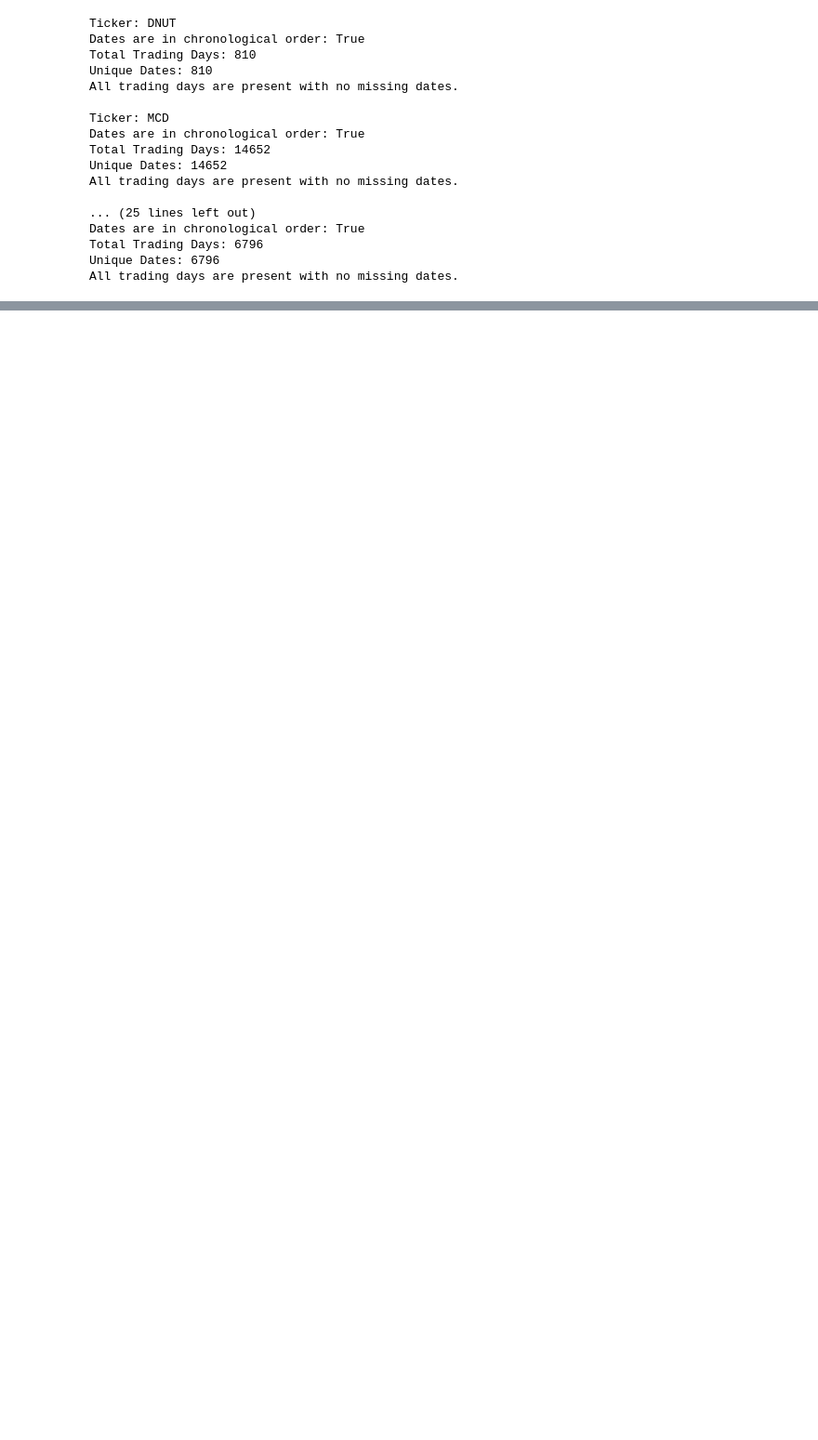
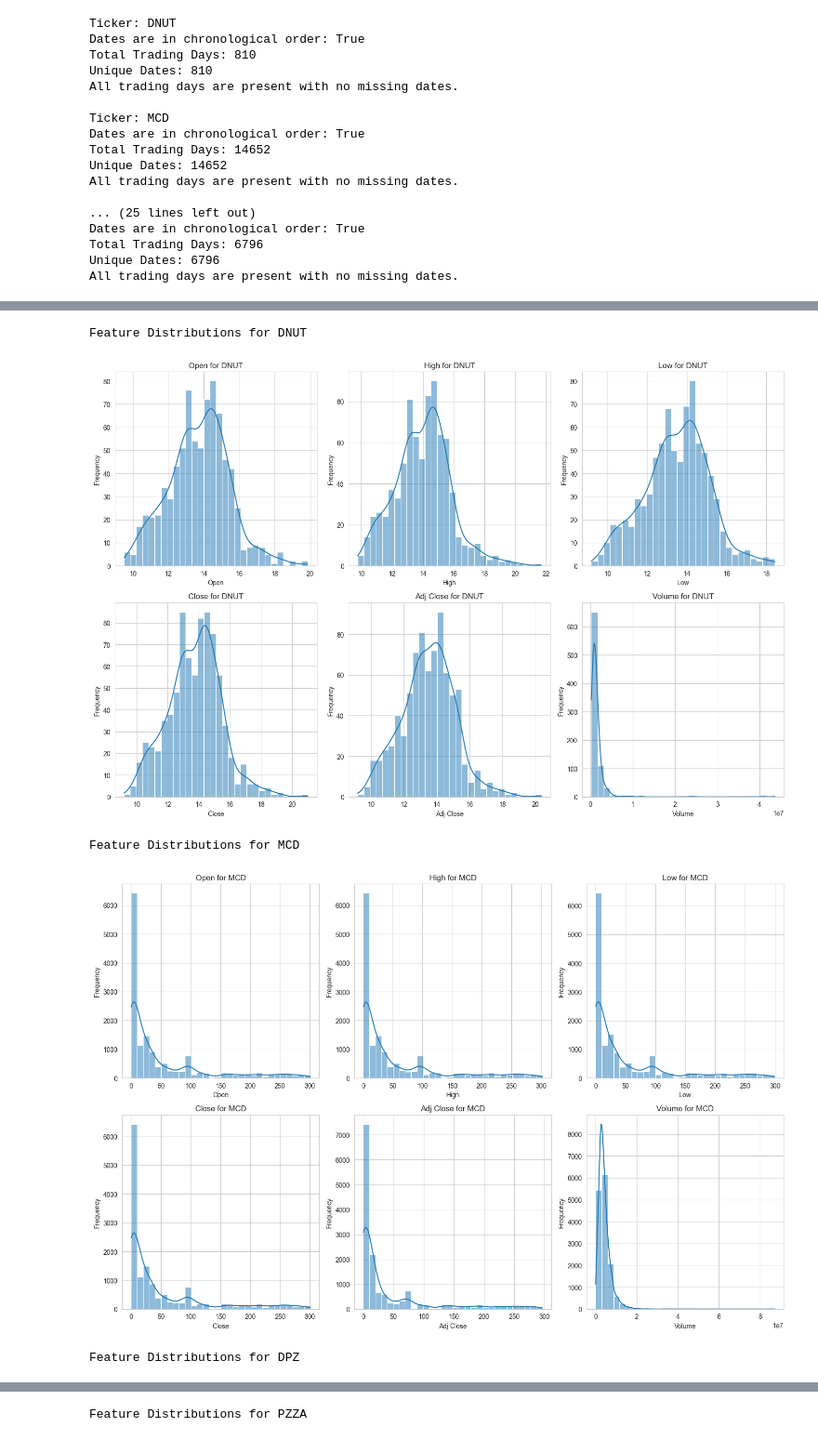
Before and after one commit to indrajeetadityaroy9/FastFood_Sector_Stock_Forecasting, a Jupyter notebook: model.ipynb, the cells around one changed output, grey strips where cells are left out. Shown at 93% size. Drawn from its saved outputs; the diff is of its cells as text; code cells hidden in the pictures; blank space fills up the shorter version.

Commit message:
started distribution checks and univariate analysis

```diff
--- a/model.ipynb
+++ b/model.ipynb
@@ -211,0 +209,11 @@ All trading days are present with no missing dates.
+# %%
+def summary_statistics_numerical_features(df, ticker):
+    numerical_features = ['Open', 'High', 'Low', 'Close', 'Adj Close', 'Volume']
+    df_copy = df[numerical_features].copy()
+    print(f"\nSummary Statistics for {ticker}:")
+
+    print(df_copy.describe())  # count, mean, std, min, 25%, 50%, 75%, max
+    print("-" * 50)
+# %%
+for ticker in stock_tickers:
+    summary_statistics_numerical_features(stock_data[ticker], ticker)
@@ -211,0 +238,24 @@ All trading days are present with no missing dates.
+# %%
+def plot_numerical_features(df, ticker):
+    numerical_features = ['Open', 'High', 'Low', 'Close', 'Adj Close', 'Volume']
+    fig, axes = plt.subplots(2, 3, figsize=(15, 10))
+    axes = axes.flatten()
+
+    for i, feature in enumerate(numerical_features):
+        sns.histplot(df[feature], kde=True, bins=30, ax=axes[i])
+        axes[i].set_title(f"{feature} for {ticker}")
+        axes[i].set_xlabel(feature)
+        axes[i].set_ylabel("Frequency")
+
+    plt.tight_layout()
+    plt.show()
+# %%
+for ticker in stock_tickers:
+    print(f"Feature Distributions for {ticker}")
+    plot_numerical_features(stock_data[ticker], ticker)
+# %% [output]
+Feature Distributions for DNUT
+[figure, added]
+Feature Distributions for MCD
+[figure, added]
+Feature Distributions for DPZ
@@ -211,0 +263 @@ All trading days are present with no missing dates.
+Feature Distributions for PZZA
```
Also changed, not shown: parts of 9 cells of this notebook.
